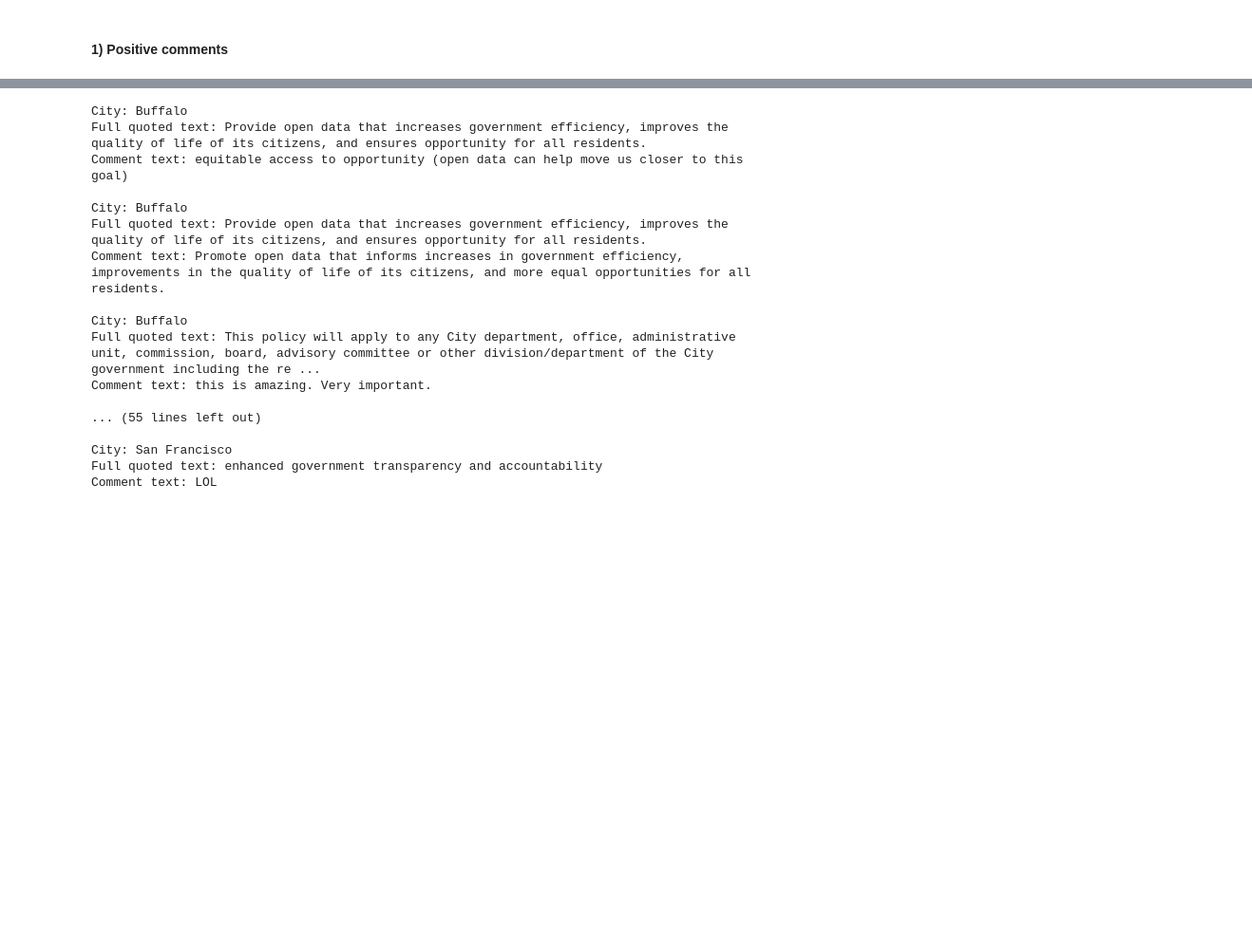
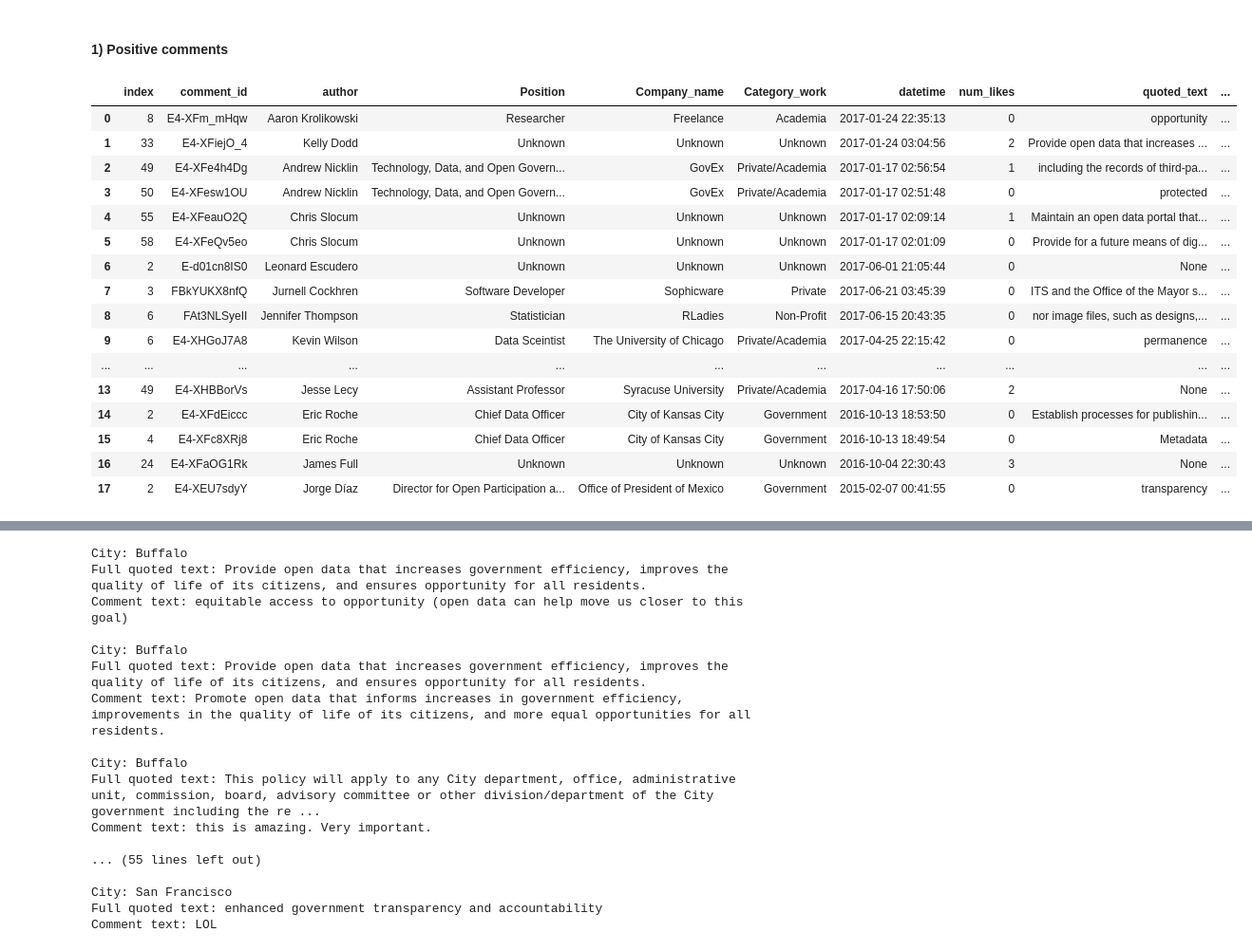
Before and after one commit to faraz-ahmed-sh/Sunlight_Foundation_Summer_2017, a Jupyter notebook: Project on comment scraping/comment_scrapping-Copy1.ipynb, the cells around one changed output, grey strips where cells are left out. Shown at 95% size. Cells and saved outputs as stored; diff of their text form; code cells hidden in the pictures; blank space fills up the shorter version.

```diff
--- a/Project on comment scraping/comment_scrapping-Copy1.ipynb
+++ b/Project on comment scraping/comment_scrapping-Copy1.ipynb
@@ -994,3 +1131,23 @@ full_quoted_text = ['Provide open data that increases government efficiency, imp
                    'enhanced government transparency and accountability']
 # %%
 pos_comments_dict['full_quoted_text'] = full_quoted_text
+# %%
+pos_comments_dict
+# %% [output]
+|  | index | comment_id | author | Position | Company_name | Category_work | datetime | num_likes | quoted_text | ... |
+| 0 | 8 | E4-XFm_mHqw | Aaron Krolikowski | Researcher | Freelance | Academia | 2017-01-24 22:35:13 | 0 | opportunity | ... |
+| 1 | 33 | E4-XFiejO_4 | Kelly Dodd | Unknown | Unknown | Unknown | 2017-01-24 03:04:56 | 2 | Provide open data that increases ... | ... |
+| 2 | 49 | E4-XFe4h4Dg | Andrew Nicklin | Technology, Data, and Open Govern... | GovEx | Private/Academia | 2017-01-17 02:56:54 | 1 | including the records of third-pa... | ... |
+| 3 | 50 | E4-XFesw1OU | Andrew Nicklin | Technology, Data, and Open Govern... | GovEx | Private/Academia | 2017-01-17 02:51:48 | 0 | protected | ... |
+| 4 | 55 | E4-XFeauO2Q | Chris Slocum | Unknown | Unknown | Unknown | 2017-01-17 02:09:14 | 1 | Maintain an open data portal that... | ... |
+| 5 | 58 | E4-XFeQv5eo | Chris Slocum | Unknown | Unknown | Unknown | 2017-01-17 02:01:09 | 0 | Provide for a future means of dig... | ... |
+| 6 | 2 | E-d01cn8IS0 | Leonard Escudero | Unknown | Unknown | Unknown | 2017-06-01 21:05:44 | 0 | None | ... |
+| 7 | 3 | FBkYUKX8nfQ | Jurnell Cockhren | Software Developer | Sophicware | Private | 2017-06-21 03:45:39 | 0 | ITS and the Office of the Mayor s... | ... |
+| 8 | 6 | FAt3NLSyeII | Jennifer Thompson | Statistician | RLadies | Non-Profit | 2017-06-15 20:43:35 | 0 | nor image files, such as designs,... | ... |
+| 9 | 6 | E4-XHGoJ7A8 | Kevin Wilson | Data Sceintist | The University of Chicago | Private/Academia | 2017-04-25 22:15:42 | 0 | permanence | ... |
+| ... | ... | ... | ... | ... | ... | ... | ... | ... | ... | ... |
+| 13 | 49 | E4-XHBBorVs | Jesse Lecy | Assistant Professor | Syracuse University | Private/Academia | 2017-04-16 17:50:06 | 2 | None | ... |
+| 14 | 2 | E4-XFdEiccc | Eric Roche | Chief Data Officer | City of Kansas City | Government | 2016-10-13 18:53:50 | 0 | Establish processes for publishin... | ... |
+| 15 | 4 | E4-XFc8XRj8 | Eric Roche | Chief Data Officer | City of Kansas City | Government | 2016-10-13 18:49:54 | 0 | Metadata | ... |
+| 16 | 24 | E4-XFaOG1Rk | James Full | Unknown | Unknown | Unknown | 2016-10-04 22:30:43 | 3 | None | ... |
+| 17 | 2 | E4-XEU7sdyY | Jorge Díaz | Director for Open Participation a... | Office of President of Mexico | Government | 2015-02-07 00:41:55 | 0 | transparency | ... |
```
Also changed, not shown: parts of 37 cells of this notebook.
